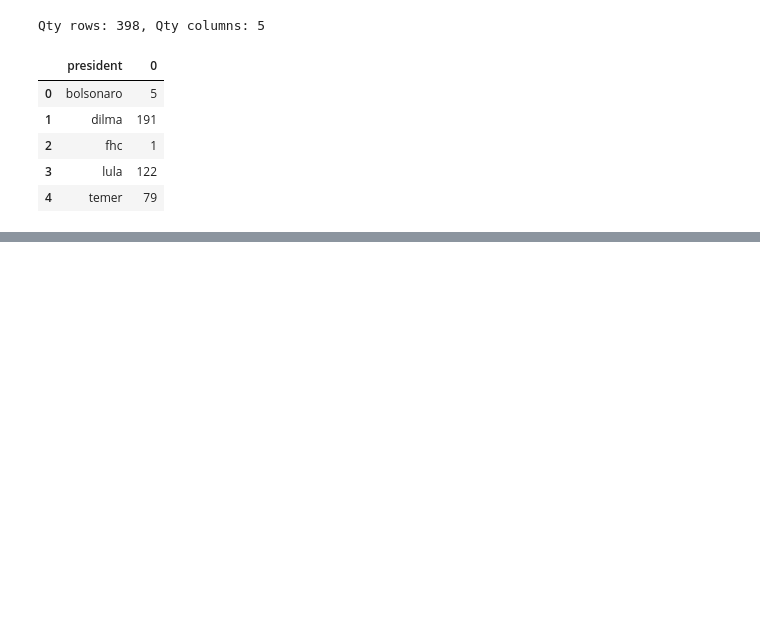
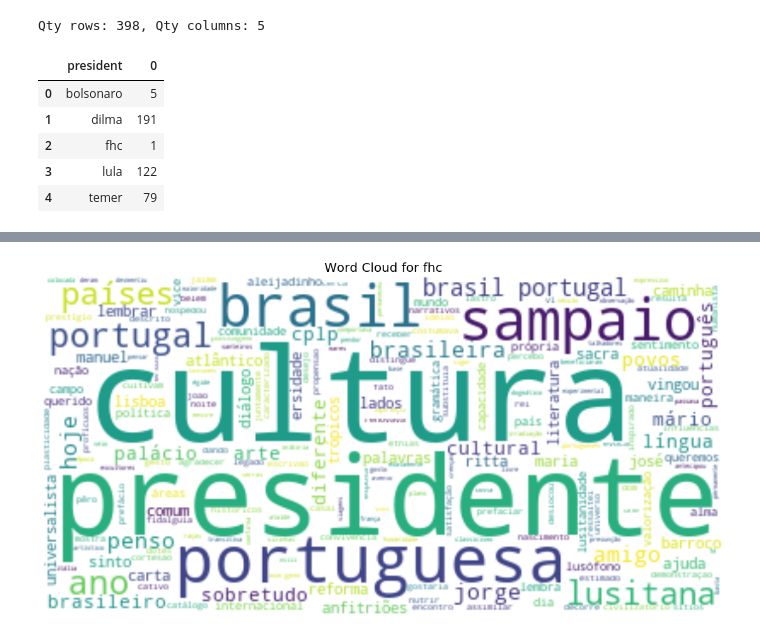
Before and after one commit to fclesio/lda-brazilian-books, a Jupyter notebook: src/lda-presidential-speeches.ipynb, the cells around one changed output, grey strips where cells are left out. Saved outputs shown, nothing was run; the diff lists cells and outputs as text; code cells hidden in the pictures; blank space fills up the shorter version.

Commit message:
Word cloud with correct column

```diff
--- a/src/lda-presidential-speeches.ipynb
+++ b/src/lda-presidential-speeches.ipynb
@@ -776,0 +777,23 @@ get_word_frequency('bolsonaro')
+# %%
+# Word cloud with most common words
+def show_wordcloud(text, president):
+    # Create and generate a word cloud image:
+    wordcloud = WordCloud(stopwords=stoplist, background_color="white").generate(text)
+
+    # Display the generated image:
+    fig = plt.figure(figsize=(25,10))
+    plt.imshow(wordcloud, interpolation='bilinear')
+    plt.title(f'Word Cloud for {president}', fontsize=20)
+    plt.axis("off")
+    plt.show()
+    fig.savefig(f'word_cloud_{president}.png', format='png', dpi=500)
+
+def get_wordcloud(df, president):
+    dataframe = df[df['president'] == president]
+    # Get all texts and generate a cloud
+    text = " ".join(review for review in dataframe.text_processed)
+    show_wordcloud(text, president)
+# %%
+get_wordcloud(df_speech_consolidated, 'fhc')
+# %% [output]
+[figure, added]
```
Also changed, not shown: parts of 10 cells of this notebook, 10 other files.
